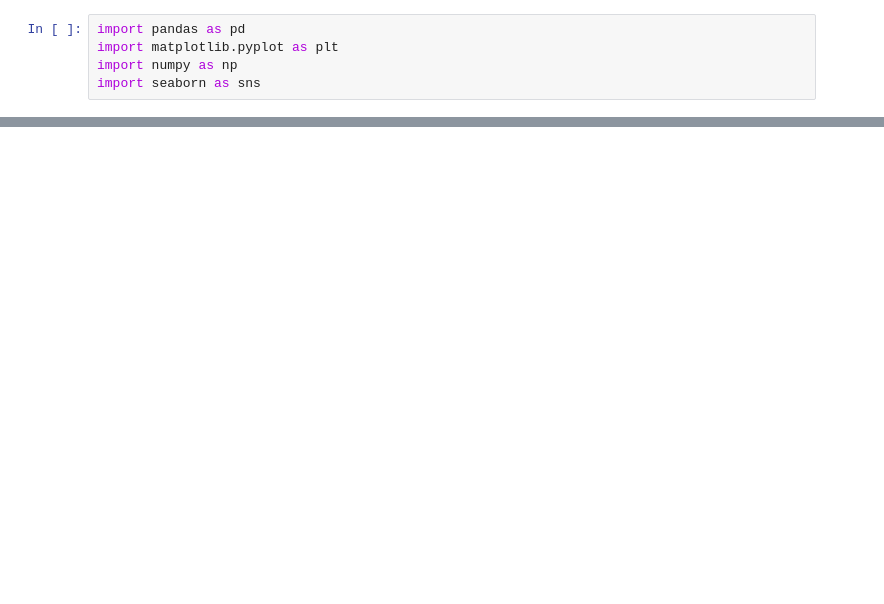
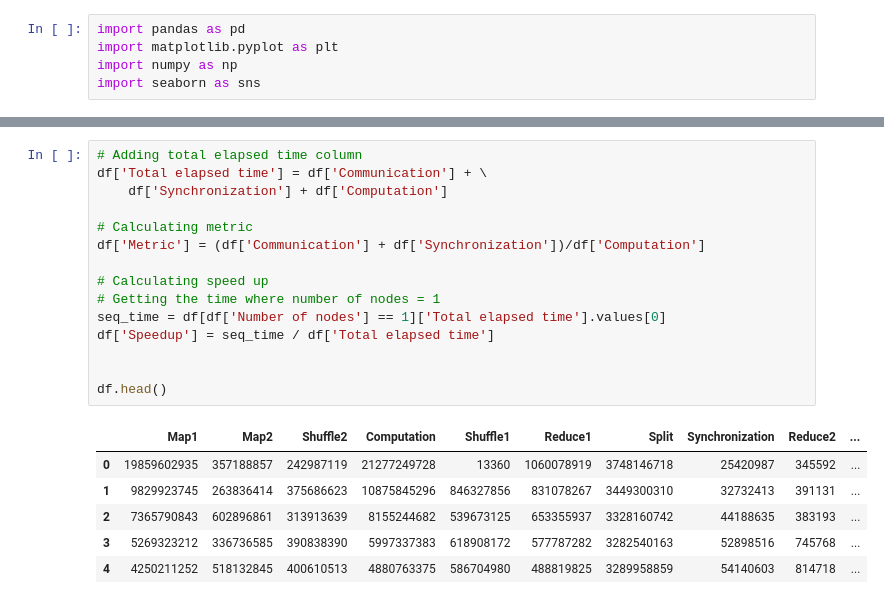
Before and after one commit to ArthurMbraga/SLR207-Distributed-Computing, a Jupyter notebook: charts.ipynb, the cells around one changed output, grey strips where cells are left out. Drawn from its saved outputs; the diff is of its cells as text; blank space fills up the shorter version.

```diff
--- a/charts.ipynb
+++ b/charts.ipynb
@@ -19,2 +19,24 @@ df.head()
+# %%
+# Adding total elapsed time column
+df['Total elapsed time'] = df['Communication'] + \
+    df['Synchronization'] + df['Computation']
+
+# Calculating metric
+df['Metric'] = (df['Communication'] + df['Synchronization'])/df['Computation']
+
+# Calculating speed up
+# Getting the time where number of nodes = 1
+seq_time = df[df['Number of nodes'] == 1]['Total elapsed time'].values[0]
+df['Speedup'] = seq_time / df['Total elapsed time']
+
+
+df.head()
+# %% [output]
+|  | Map1 | Map2 | Shuffle2 | Computation | Shuffle1 | Reduce1 | Split | Synchronization | Reduce2 | ... |
+| 0 | 19859602935 | 357188857 | 242987119 | 21277249728 | 13360 | 1060078919 | 3748146718 | 25420987 | 345592 | ... |
+| 1 | 9829923745 | 263836414 | 375686623 | 10875845296 | 846327856 | 831078267 | 3449300310 | 32732413 | 391131 | ... |
+| 2 | 7365790843 | 602896861 | 313913639 | 8155244682 | 539673125 | 653355937 | 3328160742 | 44188635 | 383193 | ... |
+| 3 | 5269323212 | 336736585 | 390838390 | 5997337383 | 618908172 | 577787282 | 3282540163 | 52898516 | 745768 | ... |
+| 4 | 4250211252 | 518132845 | 400610513 | 4880763375 | 586704980 | 488819825 | 3289958859 | 54140603 | 814718 | ... |
 # %%
 # Create subplots
```
Also changed, not shown: parts of 2 cells of this notebook, 9 other files.
